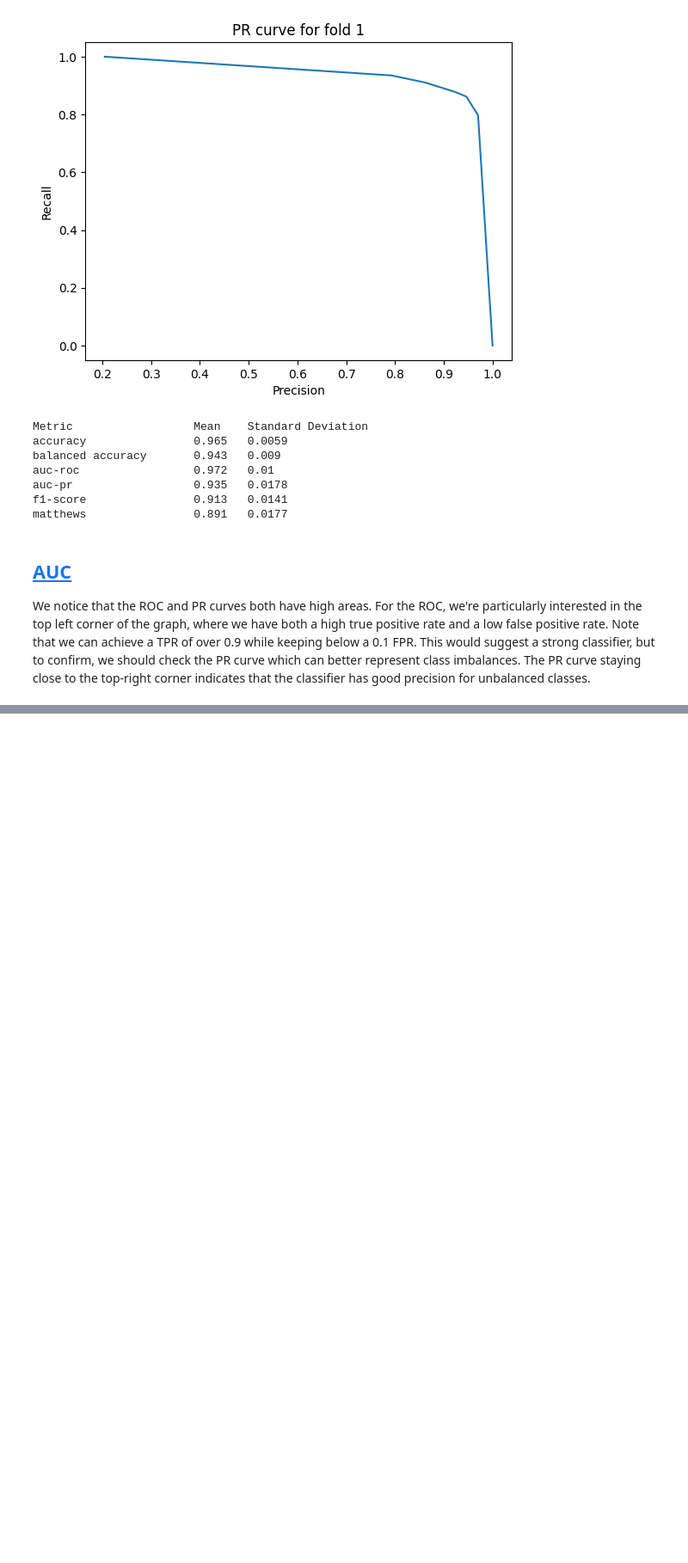
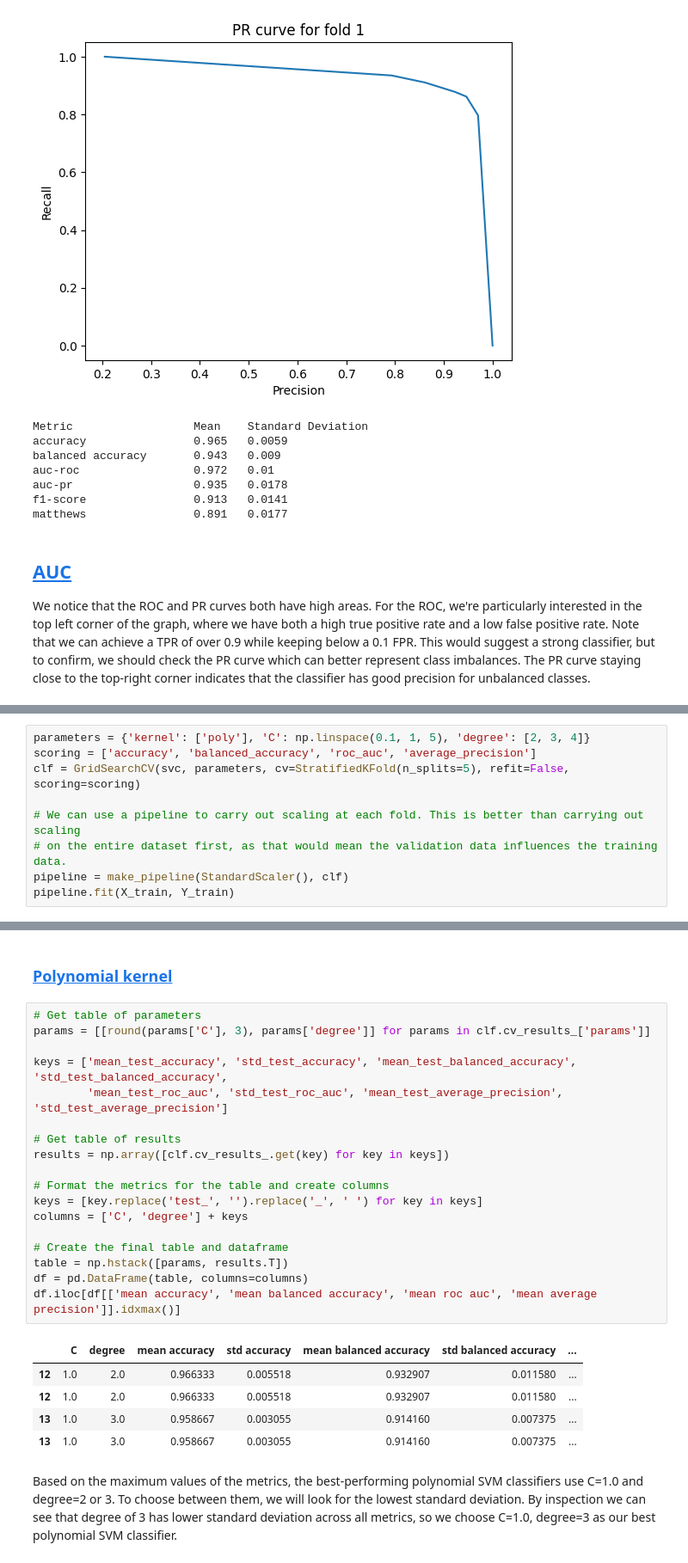
Before and after one commit to gblawrence03/CS909-materials, a Jupyter notebook: 2025/A1/assignment.ipynb, the cells around one changed output, grey strips where cells are left out. Shown at 86% size. Drawn from its saved outputs; the diff is of its cells as text; blank space fills up the shorter version.

```diff
--- a/2025/A1/assignment.ipynb
+++ b/2025/A1/assignment.ipynb
@@ -208,0 +285,9 @@ We notice that the ROC and PR curves both have high areas. For the ROC, we're pa
+# %%
+parameters = {'kernel': ['poly'], 'C': np.linspace(0.1, 1, 5), 'degree': [2, 3, 4]}
+scoring = ['accuracy', 'balanced_accuracy', 'roc_auc', 'average_precision']
+clf = GridSearchCV(svc, parameters, cv=StratifiedKFold(n_splits=5), refit=False, scoring=scoring)
+
+# We can use a pipeline to carry out scaling at each fold. This is better than carrying out scaling
+# on the entire dataset first, as that would mean the validation data influences the training data.
+pipeline = make_pipeline(StandardScaler(), clf)
+pipeline.fit(X_train, Y_train)
@@ -208,0 +305,28 @@ We notice that the ROC and PR curves both have high areas. For the ROC, we're pa
+# %% [markdown]
+### <a id='toc5_1_2_'></a>[Polynomial kernel](#toc0_)
+# %%
+# Get table of parameters
+params = [[round(params['C'], 3), params['degree']] for params in clf.cv_results_['params']]
+
+keys = ['mean_test_accuracy', 'std_test_accuracy', 'mean_test_balanced_accuracy', 'std_test_balanced_accuracy',
+        'mean_test_roc_auc', 'std_test_roc_auc', 'mean_test_average_precision', 'std_test_average_precision']
+
+# Get table of results
+results = np.array([clf.cv_results_.get(key) for key in keys])
+
+# Format the metrics for the table and create columns
+keys = [key.replace('test_', '').replace('_', ' ') for key in keys]
+columns = ['C', 'degree'] + keys
+
+# Create the final table and dataframe
+table = np.hstack([params, results.T])
+df = pd.DataFrame(table, columns=columns)
+df.iloc[df[['mean accuracy', 'mean balanced accuracy', 'mean roc auc', 'mean average precision']].idxmax()]
+# %% [output]
+|  | C | degree | mean accuracy | std accuracy | mean balanced accuracy | std balanced accuracy | ... |
+| 12 | 1.0 | 2.0 | 0.966333 | 0.005518 | 0.932907 | 0.011580 | ... |
+| 12 | 1.0 | 2.0 | 0.966333 | 0.005518 | 0.932907 | 0.011580 | ... |
+| 13 | 1.0 | 3.0 | 0.958667 | 0.003055 | 0.914160 | 0.007375 | ... |
+| 13 | 1.0 | 3.0 | 0.958667 | 0.003055 | 0.914160 | 0.007375 | ... |
+# %% [markdown]
+Based on the maximum values of the metrics, the best-performing polynomial SVM classifiers use C=1.0 and degree=2 or 3. To choose between them, we will look for the lowest standard deviation. By inspection we can see that degree of 3 has lower standard deviation across all metrics, so we choose C=1.0, degree=3 as our best polynomial SVM classifier.
```
Also changed, not shown: parts of 21 cells of this notebook.
